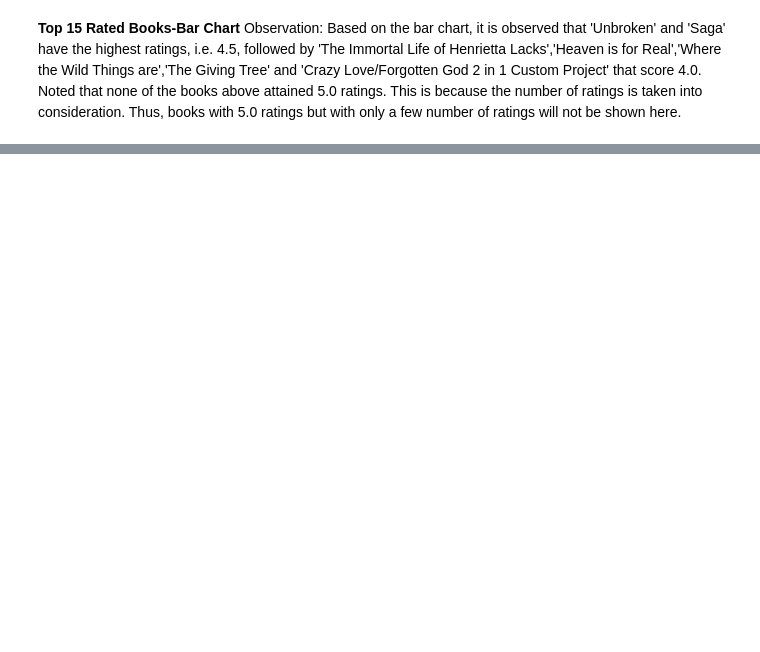
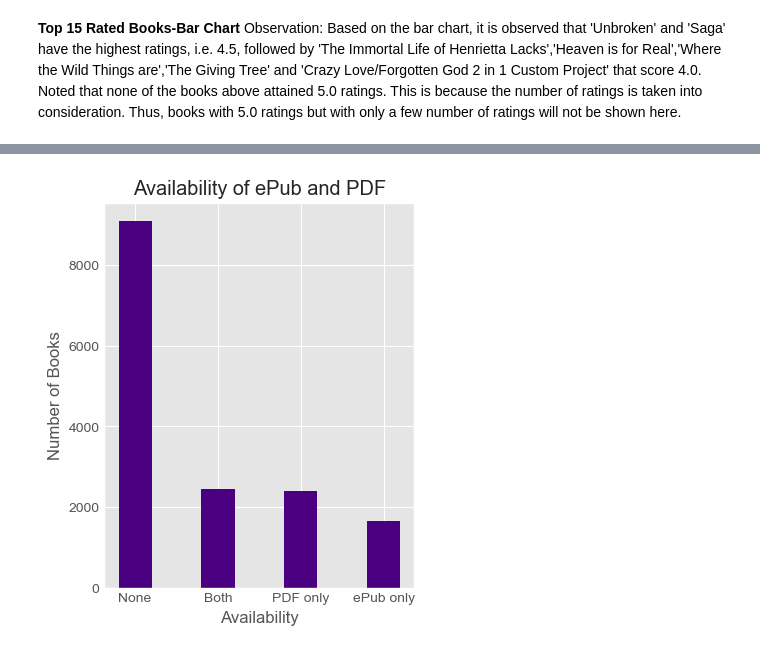
Before and after one commit to hilarylimyuxuan/Book-Recommendation-System, a Jupyter notebook: Book Recommendation System - Google Book.ipynb, the cells around one changed output, grey strips where cells are left out. Saved outputs shown, nothing was run; the diff lists cells and outputs as text; code cells hidden in the pictures; blank space fills up the shorter version.

```diff
--- a/Book Recommendation System - Google Book.ipynb
+++ b/Book Recommendation System - Google Book.ipynb
@@ -1232,0 +1246,23 @@ plt.title('Viewability of Samples', fontsize = 15)
+# %%
+#ePub and PDF access [Both, ePub only, PDF only, None]
+
+pd.options.mode.chained_assignment = None
+epub_pdf_df = cleaned_df[['accessInfo.epub.isAvailable','accessInfo.pdf.isAvailable']]
+epub_pdf_df.columns = "accessInfo.epub.isAvailable", "accessInfo.pdf.isAvailable"
+epub_pdf_df['Availability']=0
+
+def avail(epub_pdf_df):
+    if (epub_pdf_df ['accessInfo.epub.isAvailable'] == True) & (epub_pdf_df ['accessInfo.pdf.isAvailable'] == True):
+        return 'Both'
+    elif (epub_pdf_df ['accessInfo.epub.isAvailable'] == True) & (epub_pdf_df ['accessInfo.pdf.isAvailable'] == False):
+        return 'ePub only'
+    elif (epub_pdf_df ['accessInfo.epub.isAvailable'] == False) & (epub_pdf_df ['accessInfo.pdf.isAvailable'] == True):
+        return 'PDF only'
+    elif (epub_pdf_df ['accessInfo.epub.isAvailable'] == False) & (epub_pdf_df ['accessInfo.pdf.isAvailable'] == False):
+        return 'None'
+
+epub_pdf_df['Availability'] = epub_pdf_df.apply(avail, axis = 1)
+availability = epub_pdf_df['Availability'].value_counts()
+c = availability.reset_index()
+availability_df.columns = "Type", "Amount"
+availability_df
@@ -1232,0 +1275,12 @@ plt.title('Viewability of Samples', fontsize = 15)
+# %%
+#Observation: Most of the books have neither formats available.
+
+fig = plt.figure(figsize = (4,5))
+
+ax = plt.bar(availability_df['Type'], availability_df['Amount'], color ='indigo',width = 0.4)
+plt.xlabel("Availability")
+plt.ylabel("Number of Books")
+plt.title("Availability of ePub and PDF")
+plt.show()
+# %% [output]
+[figure, added]
```
Also changed, not shown: parts of 48 cells of this notebook.
